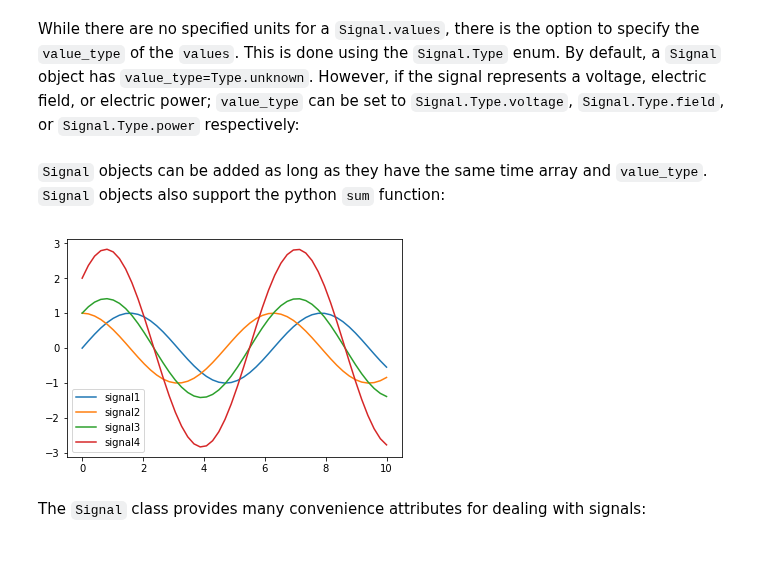
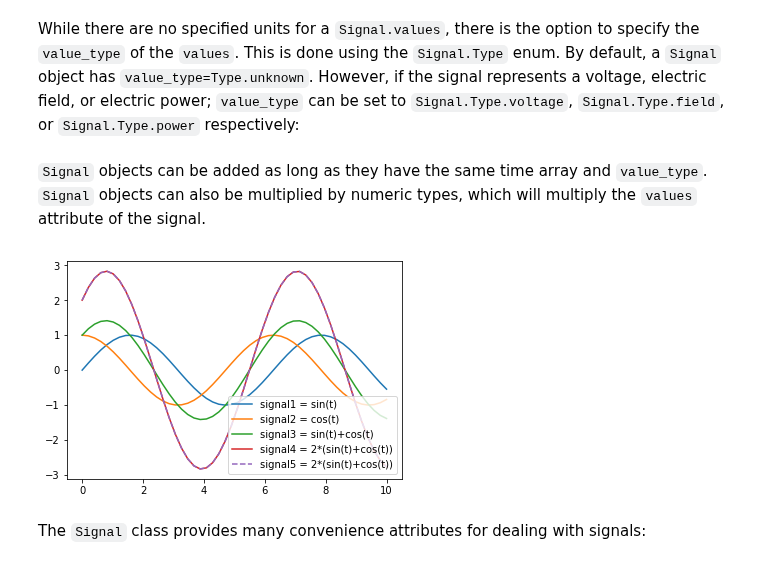
Before and after one commit to bhokansonfasig/pyrex, a Jupyter notebook: examples/Code Examples.ipynb, the cells around one changed output. Cells and saved outputs as stored; diff of their text form; code cells hidden in the pictures.

```diff
--- a/examples/Code Examples.ipynb
+++ b/examples/Code Examples.ipynb
@@ -48,24 +48,31 @@ While there are no specified units for a ``Signal.values``, there is the option
 my_voltage_signal = pyrex.Signal(times=time_array, values=value_array,
                                  value_type=pyrex.Signal.Type.voltage)
 # %% [markdown]
-``Signal`` objects can be added as long as they have the same time array and ``value_type``. ``Signal`` objects also support the python ``sum`` function:
+``Signal`` objects can be added as long as they have the same time array and ``value_type``. ``Signal`` objects can also be multiplied by numeric types, which will multiply the ``values`` attribute of the signal.
 # %%
 time_array = np.linspace(0, 10)
 values1 = np.sin(time_array)
 values2 = np.cos(time_array)
 signal1 = pyrex.Signal(time_array, values1)
-plt.plot(signal1.times, signal1.values, label="signal1")
+plt.plot(signal1.times, signal1.values,
+         label="signal1 = sin(t)")
 signal2 = pyrex.Signal(time_array, values2)
-plt.plot(signal2.times, signal2.values, label="signal2")
+plt.plot(signal2.times, signal2.values,
+         label="signal2 = cos(t)")
 signal3 = signal1 + signal2
-plt.plot(signal3.times, signal3.values, label="signal3")
+plt.plot(signal3.times, signal3.values,
+         label="signal3 = sin(t)+cos(t)")
+signal4 = 2 * signal3
+plt.plot(signal4.times, signal4.values,
+         label="signal4 = 2*(sin(t)+cos(t))")
 all_signals = [signal1, signal2, signal3]
-signal4 = sum(all_signals)
-plt.plot(signal4.times, signal4.values, label="signal4")
+signal5 = sum(all_signals)
+plt.plot(signal5.times, signal5.values, '--',
+         label="signal5 = 2*(sin(t)+cos(t))")
 plt.legend()
 plt.show()
 # %% [output]
-[figure, old version]
+[figure, new version]
 # %% [markdown]
 The ``Signal`` class provides many convenience attributes for dealing with signals:
 # %%
```
Also changed, not shown: parts of 6 cells of this notebook, 1 other file.
